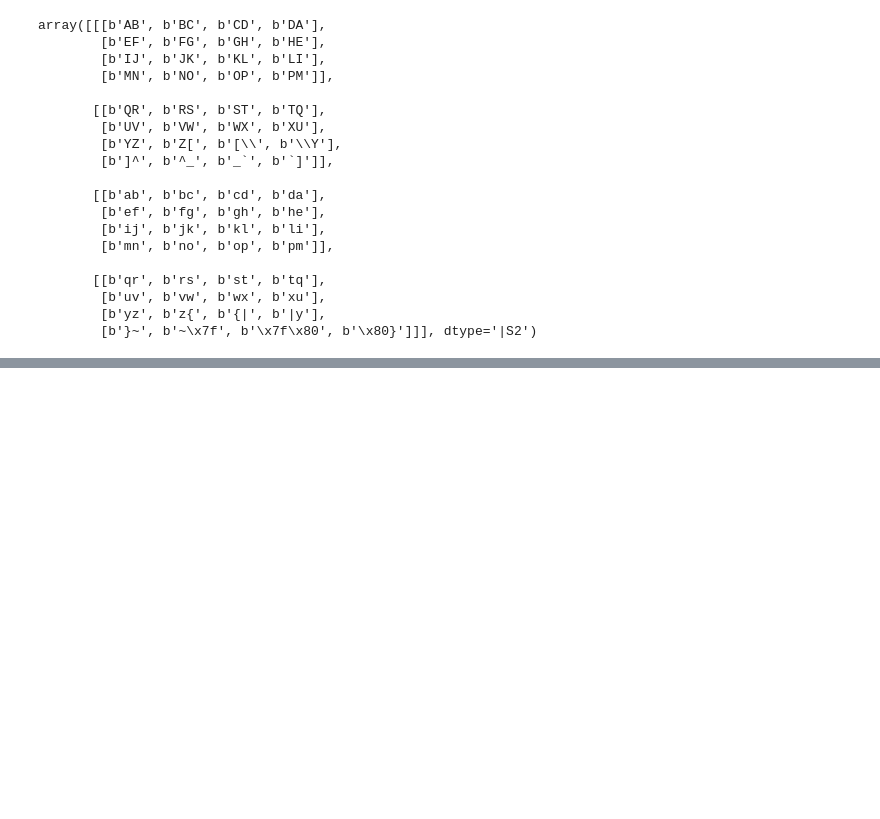
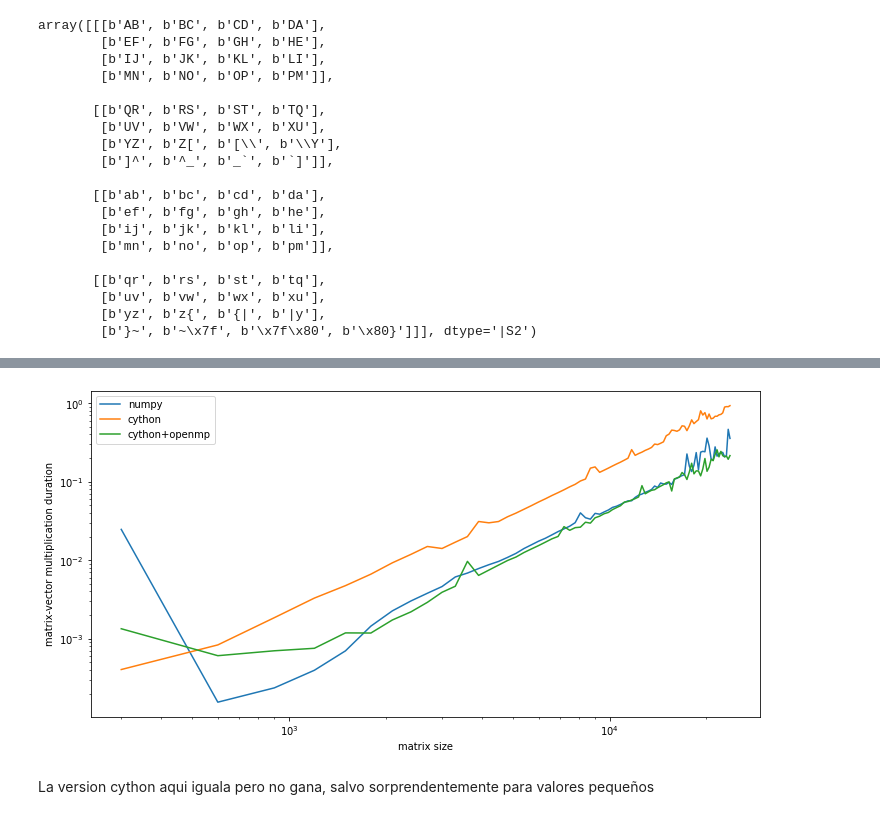
Before and after one commit to arivero/CursoPythonFis, a Jupyter notebook: ejemplos/numpy.ipynb, the cells around one changed output, grey strips where cells are left out. Drawn from its saved outputs; the diff is of its cells as text; code cells hidden in the pictures; blank space fills up the shorter version.

```diff
--- a/ejemplos/numpy.ipynb
+++ b/ejemplos/numpy.ipynb
@@ -178,0 +247,5 @@ array([[[b'AB', b'BC', b'CD', b'DA'],
+# %%
+# check that we get the same results
+y = np.zeros_like(x)
+cy_matvec(M, x, y)
+np.dot(M, x) - y
@@ -178,0 +312,44 @@ array([[[b'AB', b'BC', b'CD', b'DA'],
+# %%
+import time
+import numpy
+import multiprocessing
+N_core = min(12,multiprocessing.cpu_count())
+N_vec  = numpy.arange(25, 2000, 25) * N_core
+duration_ref = numpy.zeros(len(N_vec))
+duration_cy = numpy.zeros(len(N_vec))
+duration_cy_omp = numpy.zeros(len(N_vec))
+
+for idx, N in enumerate(N_vec):
+
+    M = numpy.random.rand(N, N)
+    x = numpy.random.rand(N)
+    y = numpy.zeros_like(x)
+
+    t0 = time.time()
+    numpy.dot(M, x)
+    duration_ref[idx] = time.time() - t0
+
+    t0 = time.time()
+    cy_matvec(M, x, y)
+    duration_cy[idx] = time.time() - t0
+
+    t0 = time.time()
+    cy_matvec_omp(M, x, y)
+    duration_cy_omp[idx] = time.time() - t0
+# %%
+%matplotlib inline
+import matplotlib.pyplot as plt
+fig, ax = plt.subplots(figsize=(12, 6))
+
+ax.loglog(N_vec, duration_ref, label='numpy')
+ax.loglog(N_vec, duration_cy, label='cython')
+ax.loglog(N_vec, duration_cy_omp, label='cython+openmp')
+
+ax.legend(loc=2)
+ax.set_yscale("log")
+ax.set_ylabel("matrix-vector multiplication duration")
+ax.set_xlabel("matrix size");
+# %% [output]
+[figure, added]
+# %% [markdown]
+La version cython aqui iguala pero no gana, salvo sorprendentemente para valores pequeños
```
Also changed, not shown: parts of 15 cells of this notebook, 4 other files.
